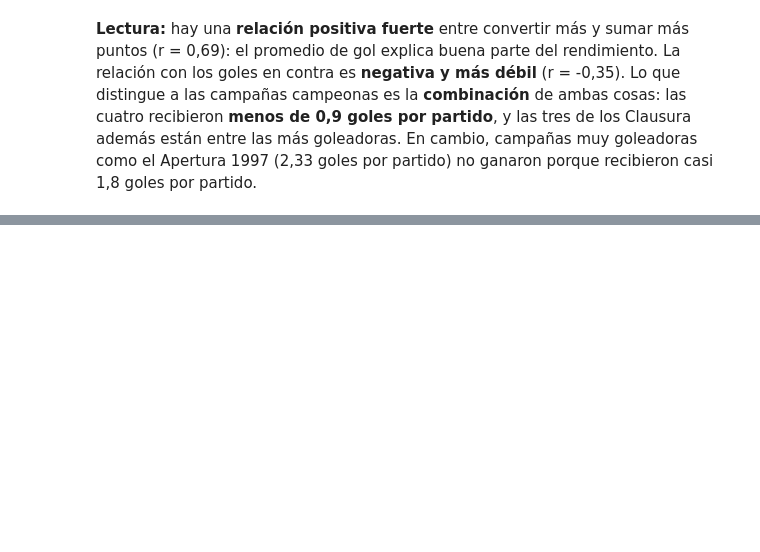
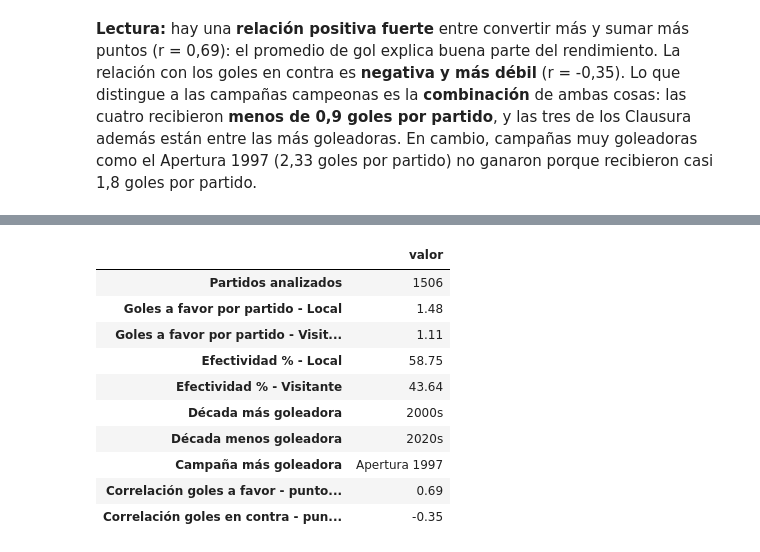
Before and after one commit to TobiasAcosta75/Analisis-san-lorenzo, a Jupyter notebook: Data.ipynb, the cells around one changed output, grey strips where cells are left out. Saved outputs shown, nothing was run; the diff lists cells and outputs as text; code cells hidden in the pictures; blank space fills up the shorter version.

```diff
--- a/Data.ipynb
+++ b/Data.ipynb
@@ -615,0 +775,33 @@ plt.show()
+# %%
+# Indicadores clave para responder las preguntas guía
+mejor_decada = resumen_decada["goles_favor_prom"].unstack("condicion").mean(axis=1).idxmax()
+peor_decada = resumen_decada["goles_favor_prom"].unstack("condicion").mean(axis=1).idxmin()
+campania_mas_goleadora = campanias_completas["goles_favor_prom"].idxmax()
+
+indicadores = pd.Series({
+    "Partidos analizados": len(df_sl),
+    "Goles a favor por partido - Local": resumen_condicion.loc["Local", "goles_favor_prom"],
+    "Goles a favor por partido - Visitante": resumen_condicion.loc["Visitante", "goles_favor_prom"],
+    "Efectividad % - Local": resumen_condicion.loc["Local", "efectividad_pct"],
+    "Efectividad % - Visitante": resumen_condicion.loc["Visitante", "efectividad_pct"],
+    "Década más goleadora": mejor_decada,
+    "Década menos goleadora": peor_decada,
+    "Campaña más goleadora": campania_mas_goleadora,
+    "Correlación goles a favor - puntos (campañas)":
+        round(campanias_completas["goles_favor_prom"].corr(campanias_completas["puntos_por_partido"]), 2),
+    "Correlación goles en contra - puntos (campañas)":
+        round(campanias_completas["goles_contra_prom"].corr(campanias_completas["puntos_por_partido"]), 2),
+})
+display(indicadores.to_frame(name="valor"))
+# %% [output]
+|  | valor |
+| Partidos analizados | 1506 |
+| Goles a favor por partido - Local | 1.48 |
+| Goles a favor por partido - Visit... | 1.11 |
+| Efectividad % - Local | 58.75 |
+| Efectividad % - Visitante | 43.64 |
+| Década más goleadora | 2000s |
+| Década menos goleadora | 2020s |
+| Campaña más goleadora | Apertura 1997 |
+| Correlación goles a favor - punto... | 0.69 |
+| Correlación goles en contra - pun... | -0.35 |
```
Also changed, not shown: parts of 18 cells of this notebook.
